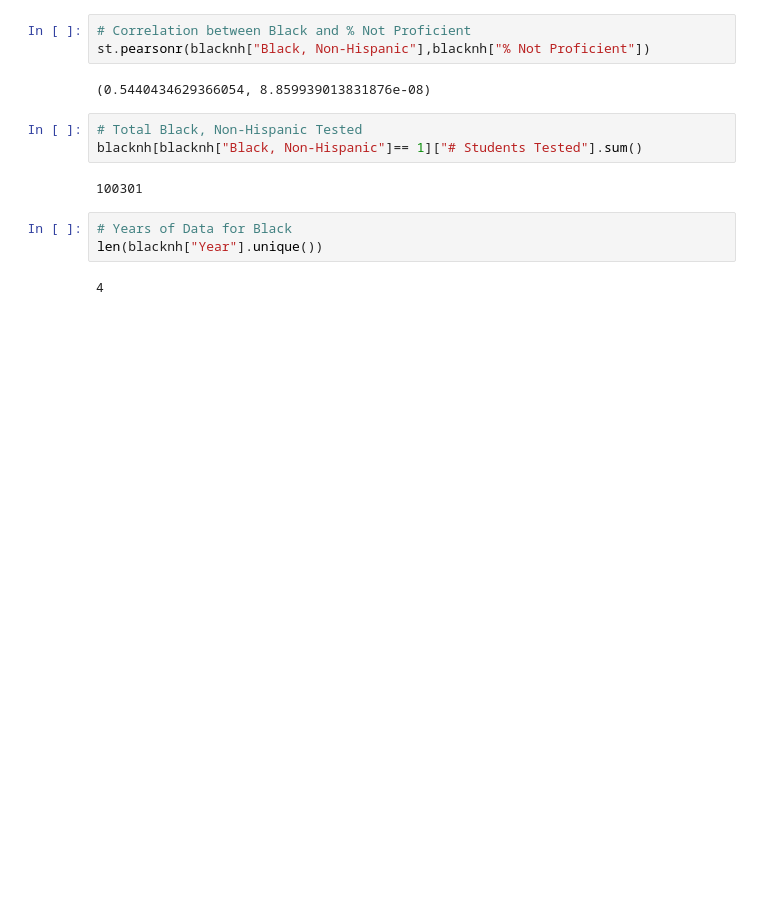
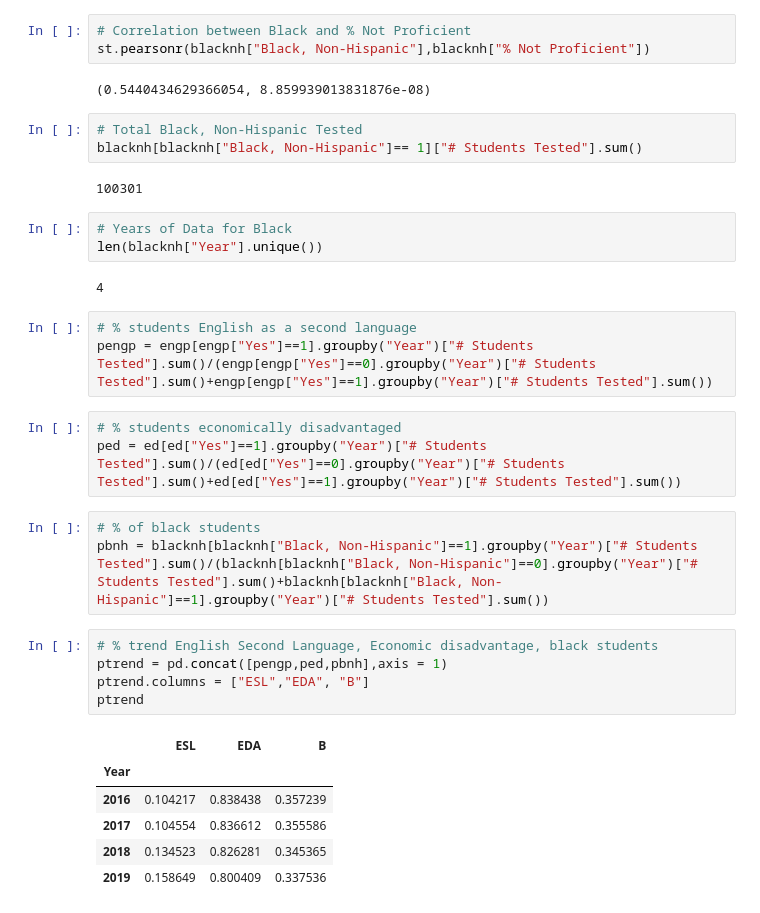
Before and after one commit to tdyk9098/Chicago-Public-School-Science-Assessment-MiniProject, a Jupyter notebook: Chicago Public School Science Assessment MiniProject.ipynb, the cells around one changed output. Saved outputs shown, nothing was run; the diff lists cells and outputs as text; blank space fills up the shorter version.

```diff
--- a/Chicago Public School Science Assessment MiniProject.ipynb
+++ b/Chicago Public School Science Assessment MiniProject.ipynb
@@ -438,3 +442,24 @@ blacknh[blacknh["Black, Non-Hispanic"]== 1]["# Students Tested"].sum()
 len(blacknh["Year"].unique())
 # %% [output]
 4
+# %%
+# % students English as a second language
+pengp = engp[engp["Yes"]==1].groupby("Year")["# Students Tested"].sum()/(engp[engp["Yes"]==0].groupby("Year")["# Students Tested"].sum()+engp[engp["Yes"]==1].groupby("Year")["# Students Tested"].sum())
+# %%
+# % students economically disadvantaged
+ped = ed[ed["Yes"]==1].groupby("Year")["# Students Tested"].sum()/(ed[ed["Yes"]==0].groupby("Year")["# Students Tested"].sum()+ed[ed["Yes"]==1].groupby("Year")["# Students Tested"].sum())
+# %%
+# % of black students
+pbnh = blacknh[blacknh["Black, Non-Hispanic"]==1].groupby("Year")["# Students Tested"].sum()/(blacknh[blacknh["Black, Non-Hispanic"]==0].groupby("Year")["# Students Tested"].sum()+blacknh[blacknh["Black, Non-Hispanic"]==1].groupby("Year")["# Students Tested"].sum())
+# %%
+# % trend English Second Language, Economic disadvantage, black students
+ptrend = pd.concat([pengp,ped,pbnh],axis = 1)
+ptrend.columns = ["ESL","EDA", "B"]
+ptrend
+# %% [output]
+|  | ESL | EDA | B |
+| Year |  |  |  |
+| 2016 | 0.104217 | 0.838438 | 0.357239 |
+| 2017 | 0.104554 | 0.836612 | 0.355586 |
+| 2018 | 0.134523 | 0.826281 | 0.345365 |
+| 2019 | 0.158649 | 0.800409 | 0.337536 |
```
Also changed, not shown: parts of 30 cells of this notebook.
